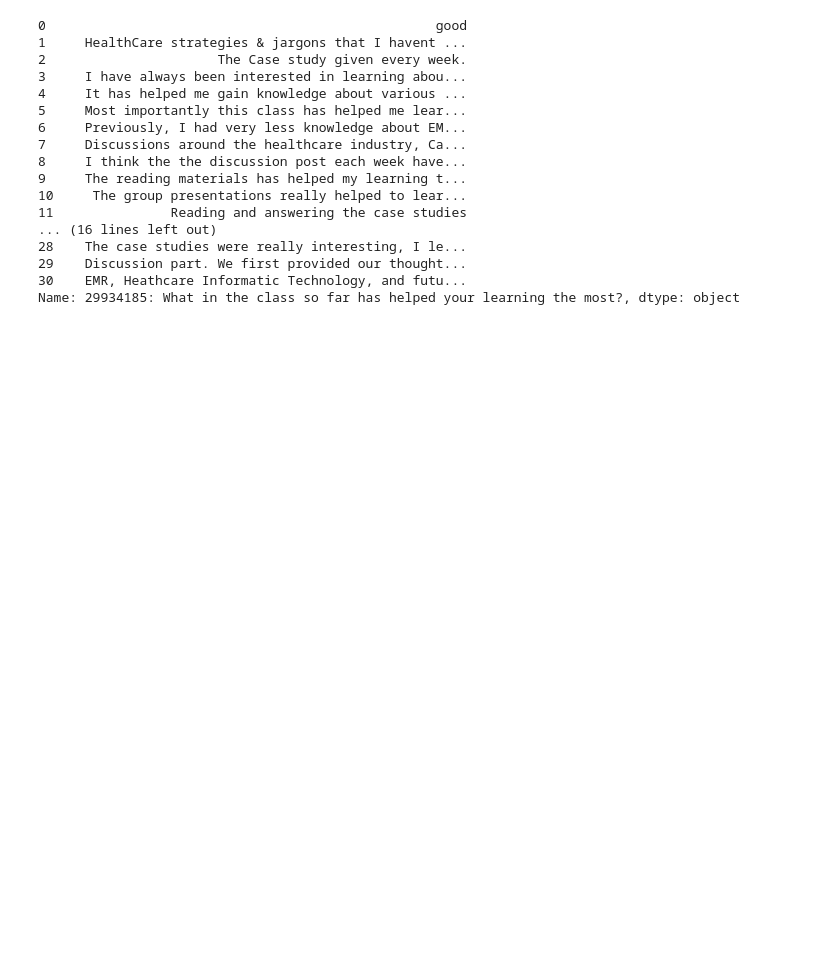
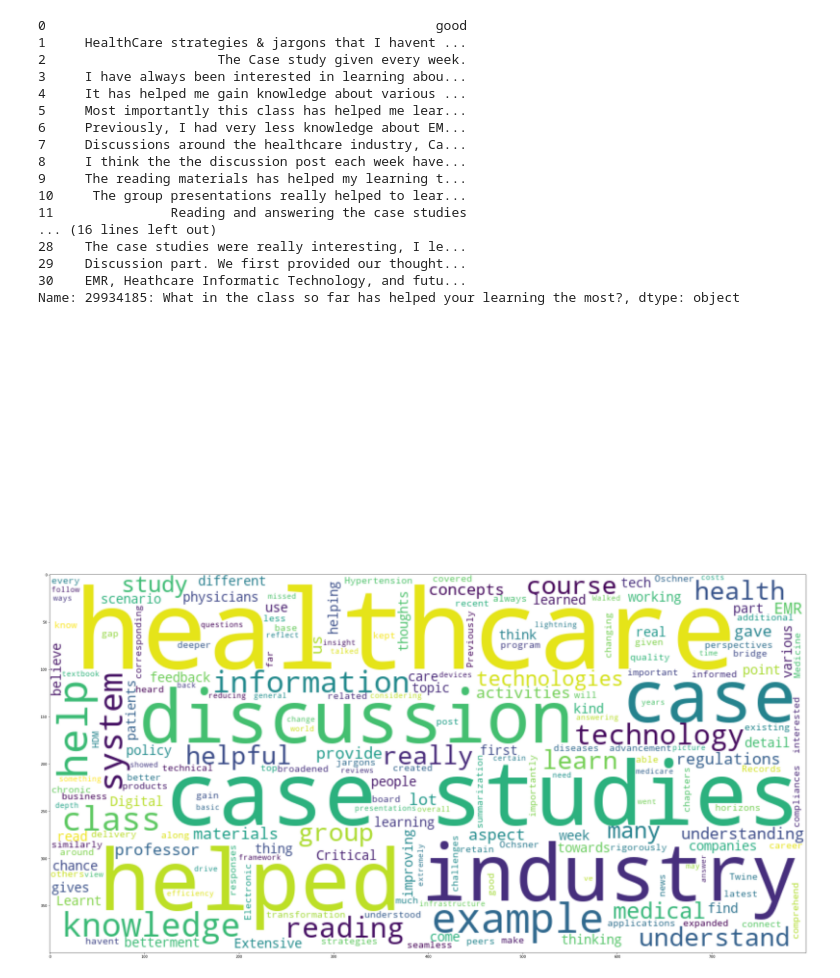
Before and after one commit to georgeputhean/Hobby-Projects, a Jupyter notebook: MidSemster_Survey_WordCloud.ipynb, the cells around one changed output. Drawn from its saved outputs; the diff is of its cells as text; code cells hidden in the pictures; blank space fills up the shorter version.

```diff
--- a/MidSemster_Survey_WordCloud.ipynb
+++ b/MidSemster_Survey_WordCloud.ipynb
@@ -5,3 +7,3 @@ import pandas as pd
 # %%
-semsester=pd.read_csv("/Inclass Mid Semester Feedback Survey Survey Student Analysis Report.csv")
+df=pd.read_csv("/Inclass Mid Semester Feedback Survey Survey Student Analysis Report.csv")
 # %%
@@ -24,3 +26,22 @@ semsester['29934185: What in the class so far has helped your learning the most?
 29    Discussion part. We first provided our thought...
 30    EMR, Heathcare Informatic Technology, and futu...
 Name: 29934185: What in the class so far has helped your learning the most?, dtype: object
+# %%
+text = " ".join(review for review in df['29934185: What in the class so far has helped your learning the most?'].astype(str))
+# %%
+stopwords = set(STOPWORDS)
+# %%
+wordcloud = WordCloud(stopwords=stopwords, background_color="white", width=800, height=400).generate(text)
+# %%
+plt.axis("off")
+
+plt.figure(figsize=(40,20))
+
+plt.tight_layout(pad=0)
+
+plt.imshow(wordcloud, interpolation='bilinear')
+
+plt.show()
+# %% [output]
+[figure, added]
+[figure, added]
```
Also changed, not shown: parts of 3 cells of this notebook.
